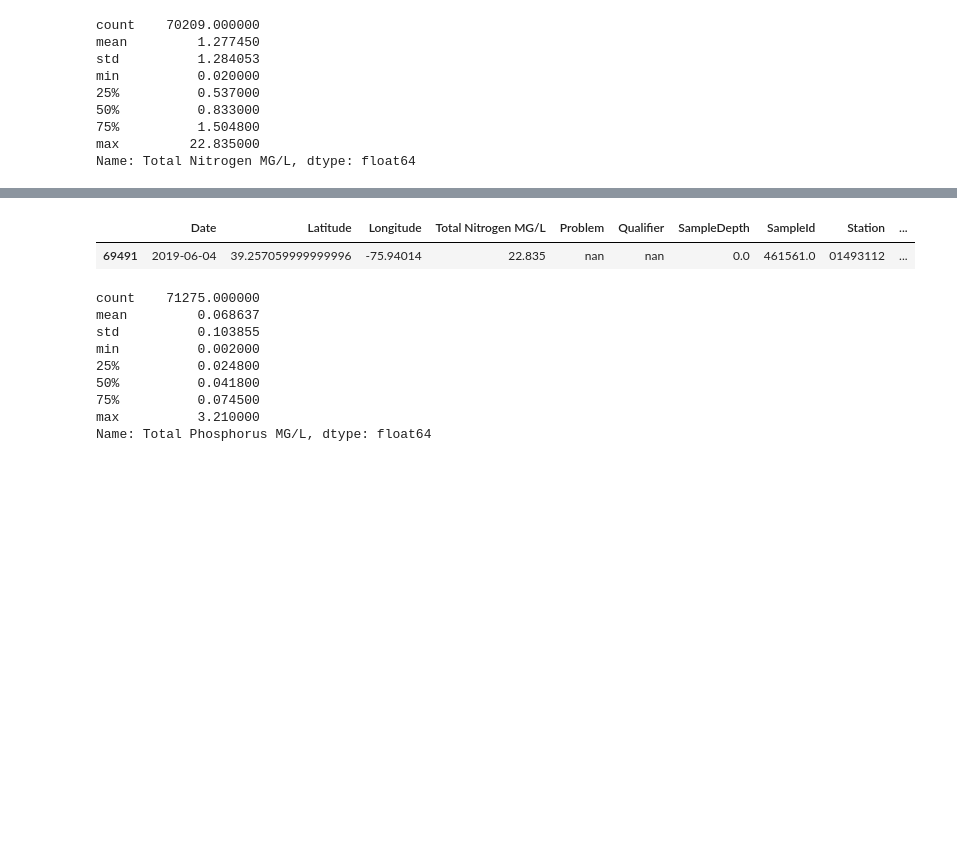
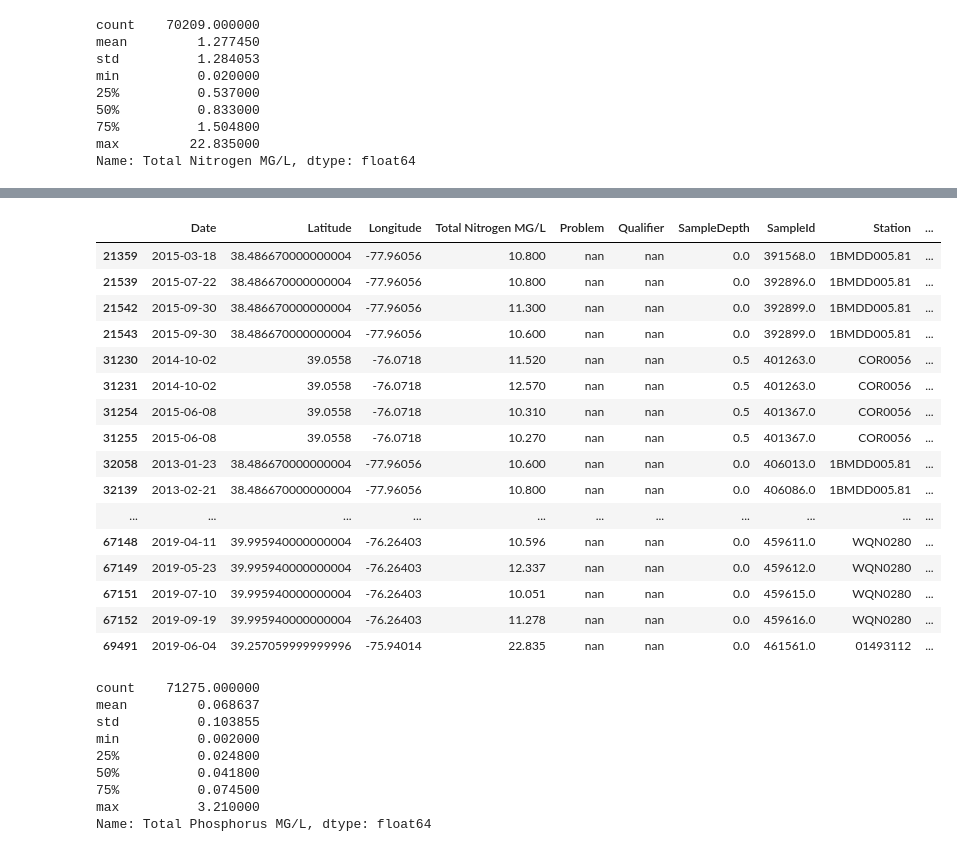
Before and after one commit to teamHackTheBay/hackTheBay, a Jupyter notebook: water_qualityv2.ipynb, the cells around one changed output, grey strips where cells are left out. Saved outputs shown, nothing was run; the diff lists cells and outputs as text; code cells hidden in the pictures; blank space fills up the shorter version.

```diff
--- a/water_qualityv2.ipynb
+++ b/water_qualityv2.ipynb
@@ -122,7 +134,7 @@ array(['Not in CBP Database', 'TURBIDITY TUBE', 'SPECIFIC CONDUCTIVITY',
 df3 = df2.loc[df2['ParameterName_CBP'].isin(['DISSOLVED OXYGEN IN MG/L', 'WATER TEMPERATURE DEG', 'PH CORRECTED FOR TEMPERATURE (25 DEG C)',
                                             'TOTAL ALKALINITY AS CACO3', 'TOTAL PHOSPHORUS',
                                            'E.COLI BACTERIA', 'TOTAL SUSPENDED SOLIDS', 'SALINITY UNITS IN PPT AND EQUAL TO PRACTICAL SALNITY UNITS (PSU)',
-                                            'TOTAL NITROGEN', 'ACTIVE CHLOROPHYLL-A'])]
+                                            'TOTAL NITROGEN', 'ACTIVE CHLOROPHYLL-A', 'TURBIDITY; NEPHELOMETRIC METHOD'])]
 # %%
 columns = df3.columns
 for col in columns:
@@ -637,7 +684,22 @@ Name: Total Nitrogen MG/L, dtype: float64
 # %%
-df4_tn[df4_tn['Total Nitrogen MG/L'] > 20]
+df4_tn[df4_tn['Total Nitrogen MG/L'] > 10]
 # %% [output]
 |  | Date | Latitude | Longitude | Total Nitrogen MG/L | Problem | Qualifier | SampleDepth | SampleId | Station | ... |
+| 21359 | 2015-03-18 | 38.486670000000004 | -77.96056 | 10.800 | nan | nan | 0.0 | 391568.0 | 1BMDD005.81 | ... |
+| 21539 | 2015-07-22 | 38.486670000000004 | -77.96056 | 10.800 | nan | nan | 0.0 | 392896.0 | 1BMDD005.81 | ... |
+| 21542 | 2015-09-30 | 38.486670000000004 | -77.96056 | 11.300 | nan | nan | 0.0 | 392899.0 | 1BMDD005.81 | ... |
+| 21543 | 2015-09-30 | 38.486670000000004 | -77.96056 | 10.600 | nan | nan | 0.0 | 392899.0 | 1BMDD005.81 | ... |
+| 31230 | 2014-10-02 | 39.0558 | -76.0718 | 11.520 | nan | nan | 0.5 | 401263.0 | COR0056 | ... |
+| 31231 | 2014-10-02 | 39.0558 | -76.0718 | 12.570 | nan | nan | 0.5 | 401263.0 | COR0056 | ... |
+| 31254 | 2015-06-08 | 39.0558 | -76.0718 | 10.310 | nan | nan | 0.5 | 401367.0 | COR0056 | ... |
+| 31255 | 2015-06-08 | 39.0558 | -76.0718 | 10.270 | nan | nan | 0.5 | 401367.0 | COR0056 | ... |
+| 32058 | 2013-01-23 | 38.486670000000004 | -77.96056 | 10.600 | nan | nan | 0.0 | 406013.0 | 1BMDD005.81 | ... |
+| 32139 | 2013-02-21 | 38.486670000000004 | -77.96056 | 10.800 | nan | nan | 0.0 | 406086.0 | 1BMDD005.81 | ... |
+| ... | ... | ... | ... | ... | ... | ... | ... | ... | ... | ... |
+| 67148 | 2019-04-11 | 39.995940000000004 | -76.26403 | 10.596 | nan | nan | 0.0 | 459611.0 | WQN0280 | ... |
+| 67149 | 2019-05-23 | 39.995940000000004 | -76.26403 | 12.337 | nan | nan | 0.0 | 459612.0 | WQN0280 | ... |
+| 67151 | 2019-07-10 | 39.995940000000004 | -76.26403 | 10.051 | nan | nan | 0.0 | 459615.0 | WQN0280 | ... |
+| 67152 | 2019-09-19 | 39.995940000000004 | -76.26403 | 11.278 | nan | nan | 0.0 | 459616.0 | WQN0280 | ... |
 | 69491 | 2019-06-04 | 39.257059999999996 | -75.94014 | 22.835 | nan | nan | 0.0 | 461561.0 | 01493112 | ... |
 # %%
 df4_tp['Total Phosphorus MG/L'].describe()
```
Also changed, not shown: parts of 73 cells of this notebook.
